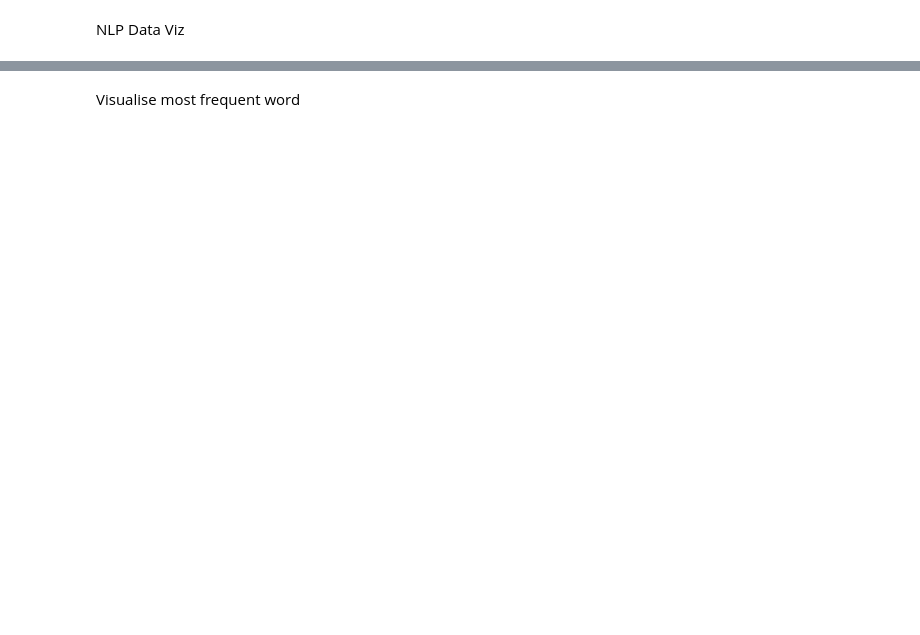
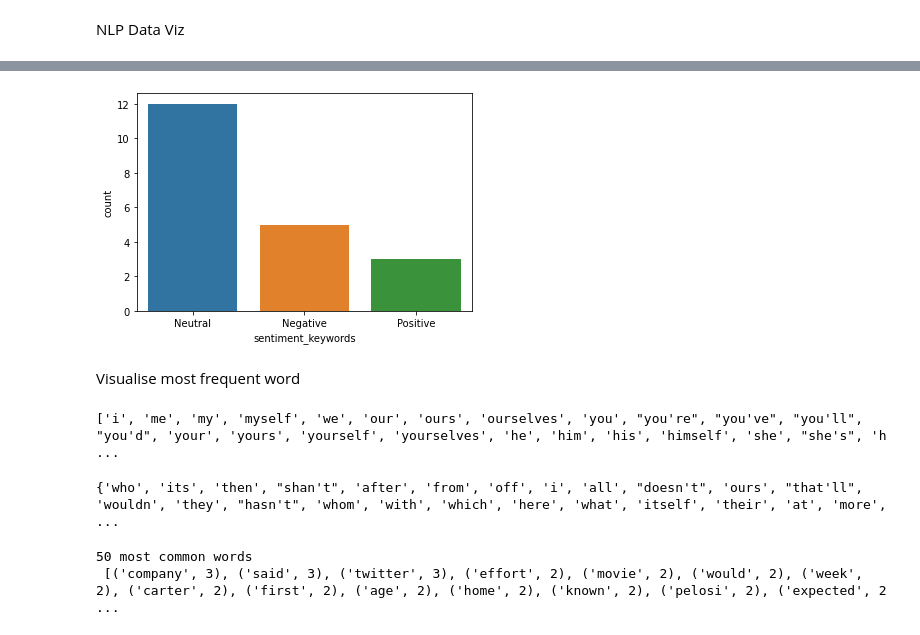
Before and after one commit to Badry2022/NY_api_docker, a Jupyter notebook: new_york_time_api_rasha.ipynb, the cells around one changed output, grey strips where cells are left out. Drawn from its saved outputs; the diff is of its cells as text; code cells hidden in the pictures; blank space fills up the shorter version.

```diff
--- a/new_york_time_api_rasha.ipynb
+++ b/new_york_time_api_rasha.ipynb
@@ -259,2 +291,17 @@ sns.countplot(x="sentiment", data=df);
+# %%
+sns.countplot(x="sentiment_keywords", data=df);
+# %% [output]
+[figure, added]
 # %% [markdown]
 Visualise most frequent word
+# %%
+import nltk
+from nltk.corpus import stopwords
+print(stopwords.words('english'))
+# %% [output]
+['i', 'me', 'my', 'myself', 'we', 'our', 'ours', 'ourselves', 'you', "you're", "you've", "you'll", "you'd", 'your', 'yours', 'yourself', 'yourselves', 'he', 'him', 'his', 'himself', 'she', "she's", 'h ...
+# %%
+stop_words = set(stopwords.words('english'))
+print(stop_words)
+# %% [output]
+{'who', 'its', 'then', "shan't", 'after', 'from', 'off', 'i', 'all', "doesn't", 'ours', "that'll", 'wouldn', 'they', "hasn't", 'whom', 'with', 'which', 'here', 'what', 'itself', 'their', 'at', 'more', ...
@@ -260,0 +323,10 @@ Visualise most frequent word
+# %%
+from nltk import FreqDist
+
+train_string = ' '.join(df['text_clean'])
+splits = train_string.split()
+freq_splits = FreqDist(splits)
+print('50 most common words \n', freq_splits.most_common(100), '\n')
+# %% [output]
+50 most common words
+ [('company', 3), ('said', 3), ('twitter', 3), ('effort', 2), ('movie', 2), ('would', 2), ('week', 2), ('carter', 2), ('first', 2), ('age', 2), ('home', 2), ('known', 2), ('pelosi', 2), ('expected', 2 ...
```
Also changed, not shown: parts of 20 cells of this notebook.
